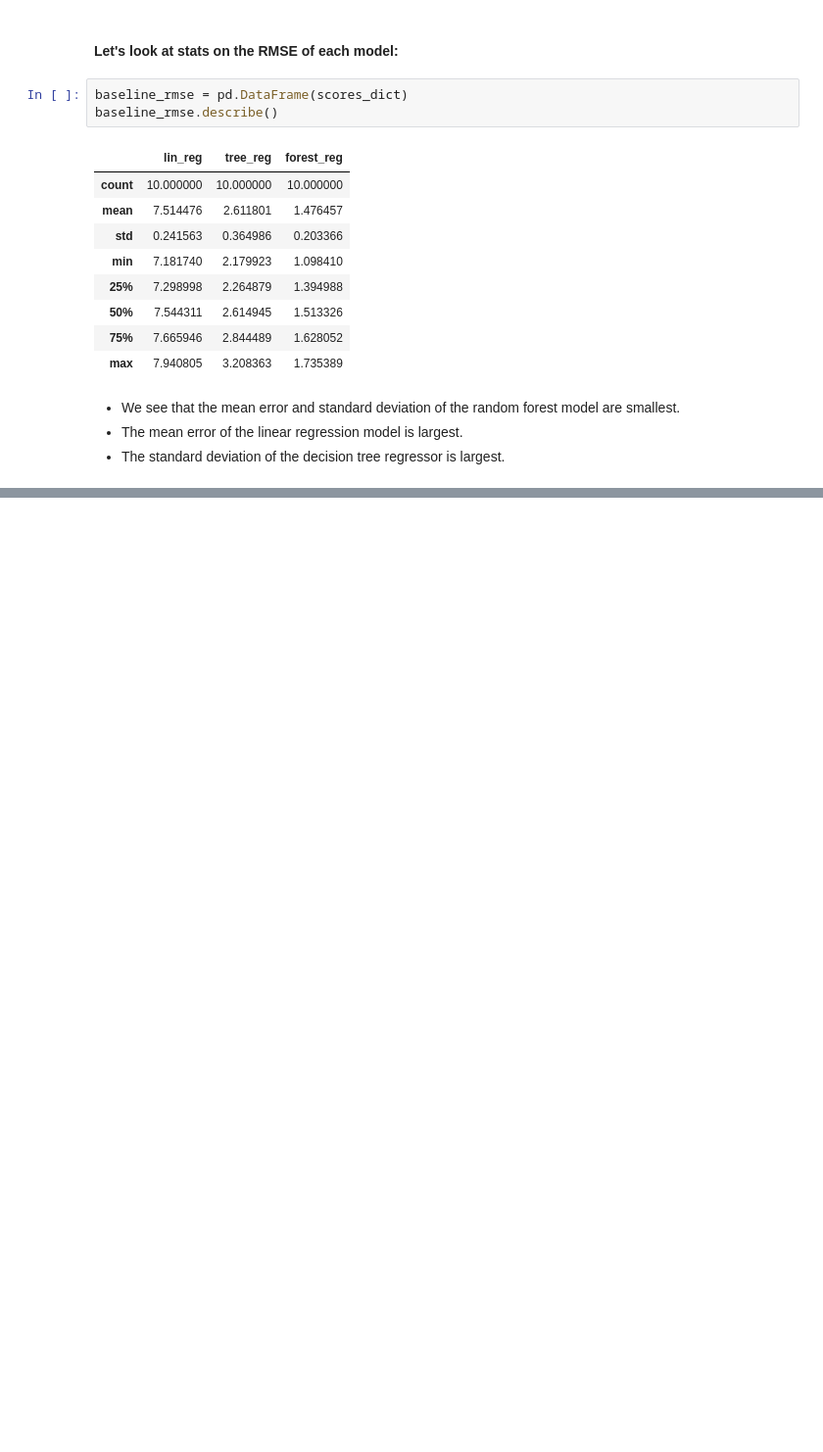
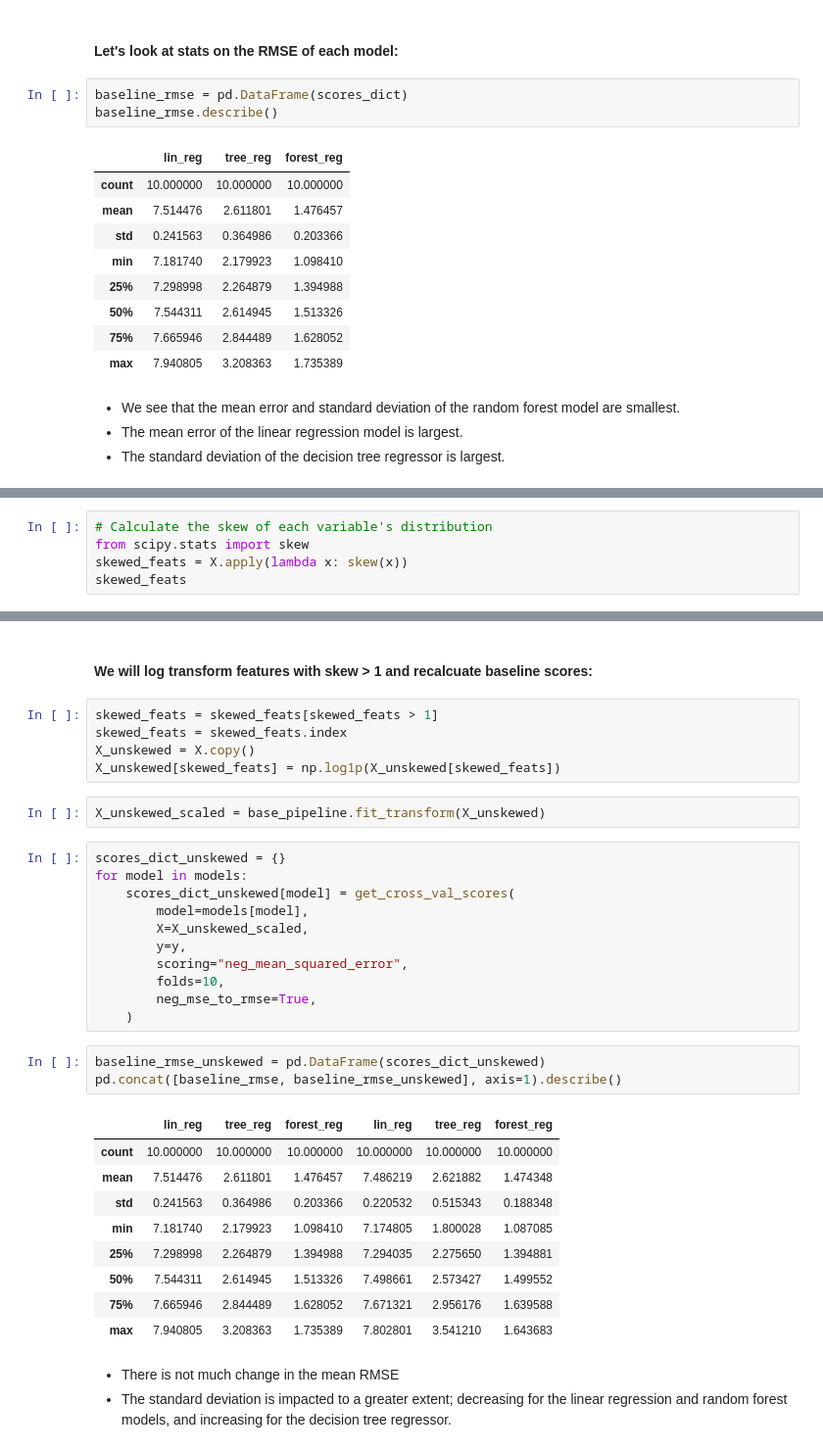
Before and after one commit to gs354/parkinsons_telemonitoring, a Jupyter notebook: parkinsons_telemonitoring/parkinsons_predict.ipynb, the cells around one changed output, grey strips where cells are left out. Shown at 98% size. Cells and saved outputs as stored; diff of their text form; blank space fills up the shorter version.

Commit message:
Log transformed skewed variables

```diff
--- a/parkinsons_telemonitoring/parkinsons_predict.ipynb
+++ b/parkinsons_telemonitoring/parkinsons_predict.ipynb
@@ -399,0 +402,5 @@ baseline_rmse.describe()
+# %%
+# Calculate the skew of each variable's distribution
+from scipy.stats import skew
+skewed_feats = X.apply(lambda x: skew(x))
+skewed_feats
@@ -399,0 +428,36 @@ baseline_rmse.describe()
+# %% [markdown]
+#### We will log transform features with skew > 1 and recalcuate baseline scores:
+# %%
+skewed_feats = skewed_feats[skewed_feats > 1]
+skewed_feats = skewed_feats.index
+X_unskewed = X.copy()
+X_unskewed[skewed_feats] = np.log1p(X_unskewed[skewed_feats])
+# %%
+X_unskewed_scaled = base_pipeline.fit_transform(X_unskewed)
+# %%
+scores_dict_unskewed = {}
+for model in models:
+    scores_dict_unskewed[model] = get_cross_val_scores(
+        model=models[model],
+        X=X_unskewed_scaled,
+        y=y,
+        scoring="neg_mean_squared_error",
+        folds=10,
+        neg_mse_to_rmse=True,
+    )
+# %%
+baseline_rmse_unskewed = pd.DataFrame(scores_dict_unskewed)
+pd.concat([baseline_rmse, baseline_rmse_unskewed], axis=1).describe()
+# %% [output]
+|  | lin_reg | tree_reg | forest_reg | lin_reg | tree_reg | forest_reg |
+| count | 10.000000 | 10.000000 | 10.000000 | 10.000000 | 10.000000 | 10.000000 |
+| mean | 7.514476 | 2.611801 | 1.476457 | 7.486219 | 2.621882 | 1.474348 |
+| std | 0.241563 | 0.364986 | 0.203366 | 0.220532 | 0.515343 | 0.188348 |
+| min | 7.181740 | 2.179923 | 1.098410 | 7.174805 | 1.800028 | 1.087085 |
+| 25% | 7.298998 | 2.264879 | 1.394988 | 7.294035 | 2.275650 | 1.394881 |
+| 50% | 7.544311 | 2.614945 | 1.513326 | 7.498661 | 2.573427 | 1.499552 |
+| 75% | 7.665946 | 2.844489 | 1.628052 | 7.671321 | 2.956176 | 1.639588 |
+| max | 7.940805 | 3.208363 | 1.735389 | 7.802801 | 3.541210 | 1.643683 |
+# %% [markdown]
+- There is not much change in the mean RMSE
+- The standard deviation is impacted to a greater extent; decreasing for the linear regression and random forest models, and increasing for the decision tree regressor.
```
Also changed, not shown: parts of 2 cells of this notebook.
